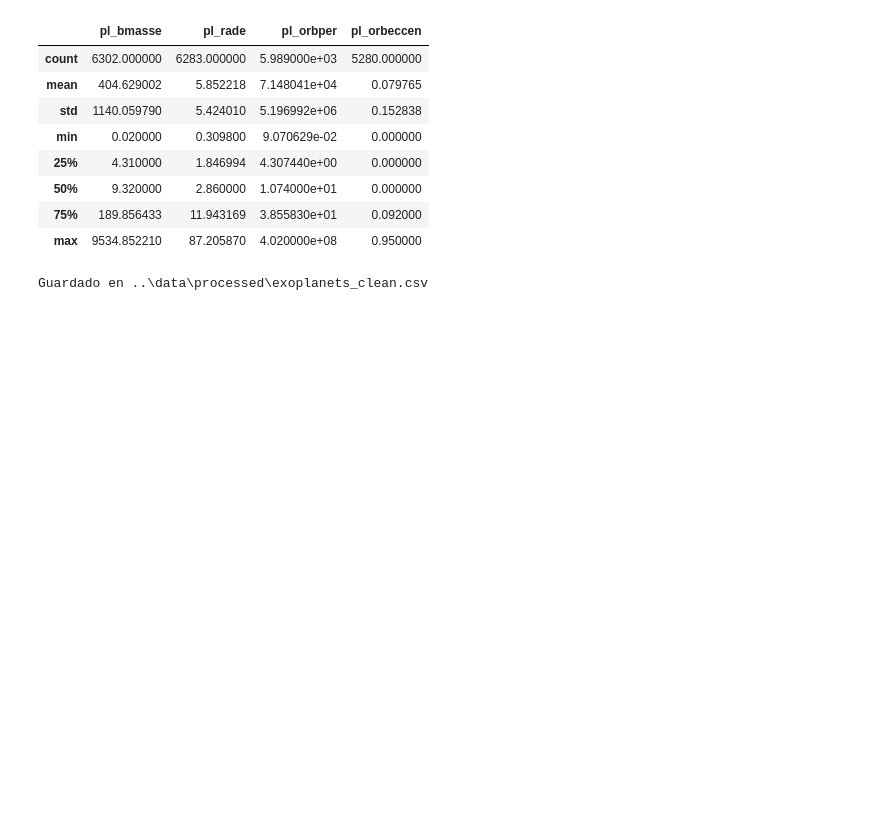
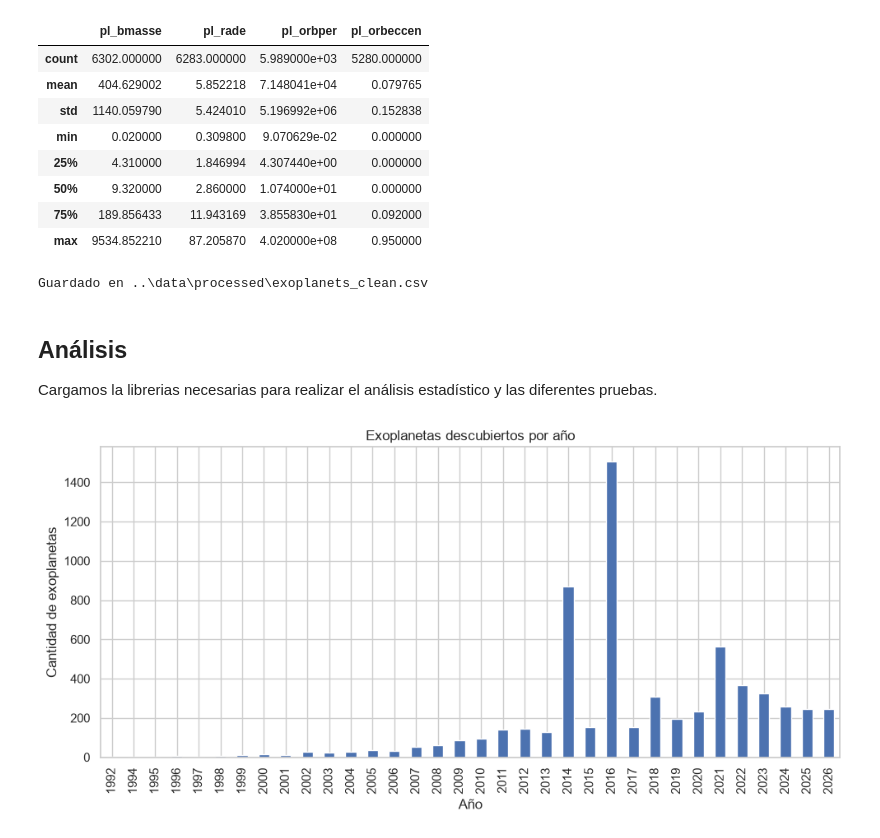
Before and after one commit to AngelFelixV/Exoplanetas, a Jupyter notebook: notebooks/eda_01.ipynb, the cells around one changed output. Drawn from its saved outputs; the diff is of its cells as text; code cells hidden in the pictures; blank space fills up the shorter version.

Commit message:
Agregar imagenes de graficos para documentacion

```diff
--- a/notebooks/eda_01.ipynb
+++ b/notebooks/eda_01.ipynb
@@ -78,3 +87,23 @@ df.to_csv(out_path, index=False)
 print(f"Guardado en {out_path}")
 # %% [output]
 Guardado en ..\data\processed\exoplanets_clean.csv
+# %% [markdown]
+## Análisis
+Cargamos la librerias necesarias para realizar el análisis estadístico y las diferentes pruebas.
+# %%
+import matplotlib.pyplot as plt
+import seaborn as sns
+
+sns.set_theme(style="whitegrid")
+# %%
+plt.figure(figsize=(10, 5))
+df["disc_year"].value_counts().sort_index().plot(kind="bar")
+plt.title("Exoplanetas descubiertos por año")
+plt.xlabel("Año")
+plt.ylabel("Cantidad de exoplanetas")
+plt.xticks(rotation=90)
+plt.tight_layout()
+plt.savefig("../images/descubrimientos_por_año.png", dpi=150, bbox_inches="tight")
+plt.show()
+# %% [output]
+[figure, added]
```
Also changed, not shown: parts of 20 cells of this notebook, 7 other files.
